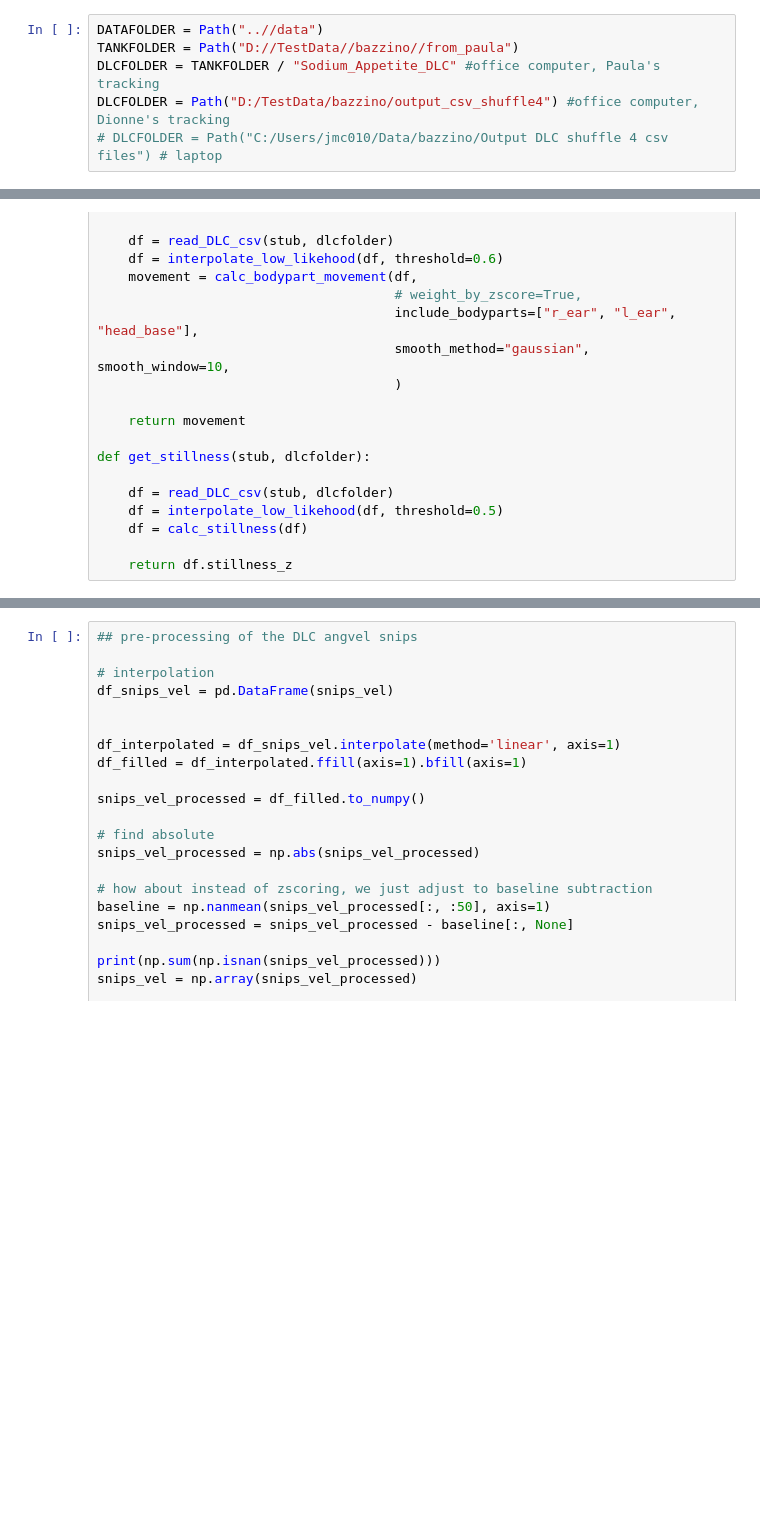
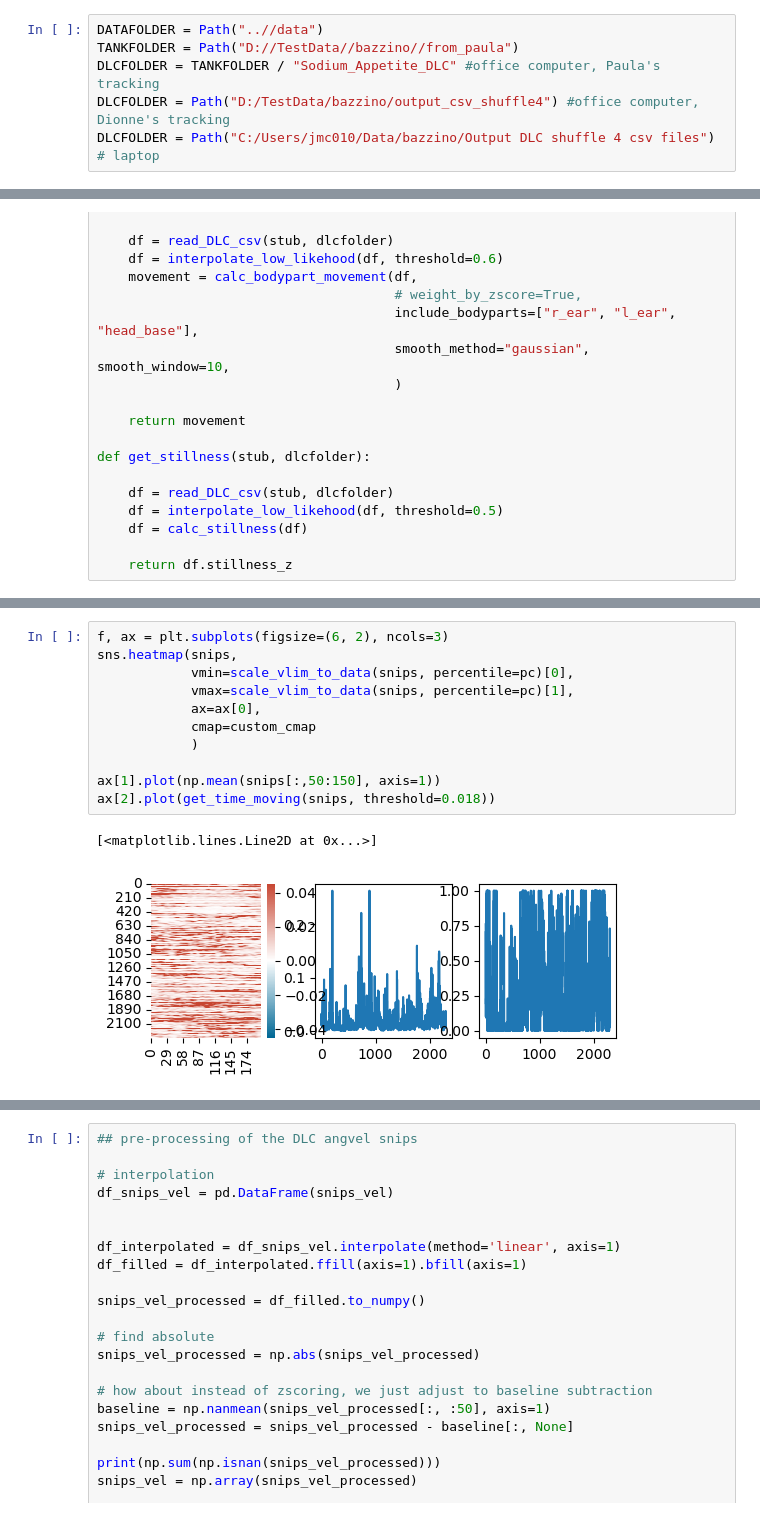
Before and after one commit to jaimemcc/bazzino, a Jupyter notebook: notebooks/assemble_dlc_data.ipynb, the cells around one changed output, grey strips where cells are left out. Drawn from its saved outputs; the diff is of its cells as text; blank space fills up the shorter version.

```diff
--- a/notebooks/assemble_dlc_data.ipynb
+++ b/notebooks/assemble_dlc_data.ipynb
@@ -26,7 +26,7 @@ DATAFOLDER = Path("..//data")
 TANKFOLDER = Path("D://TestData//bazzino//from_paula")
 DLCFOLDER = TANKFOLDER / "Sodium_Appetite_DLC" #office computer, Paula's tracking
 DLCFOLDER = Path("D:/TestData/bazzino/output_csv_shuffle4") #office computer, Dionne's tracking
-# DLCFOLDER = Path("C:/Users/jmc010/Data/bazzino/Output DLC shuffle 4 csv files") # laptop
+DLCFOLDER = Path("C:/Users/jmc010/Data/bazzino/Output DLC shuffle 4 csv files") # laptop
 # %%
 stub = "PB71-221123-113609"
 # get_ttls(stub, DATAFOLDER, TANKFOLDER)
@@ -219,2 +229,16 @@ Error with tank for PB31 Thirsty
+# %%
+f, ax = plt.subplots(figsize=(6, 2), ncols=3)
+sns.heatmap(snips,
+            vmin=scale_vlim_to_data(snips, percentile=pc)[0],
+            vmax=scale_vlim_to_data(snips, percentile=pc)[1],
+            ax=ax[0],
+            cmap=custom_cmap
+            )
+
+ax[1].plot(np.mean(snips[:,50:150], axis=1))
+ax[2].plot(get_time_moving(snips, threshold=0.018))
+# %% [output]
+[<matplotlib.lines.Line2D at 0x...>]
+[figure, added]
 # %%
 # code to only select the conditions we want - deplete and replete
```
Also changed, not shown: parts of 5 cells of this notebook, 3 other files.
